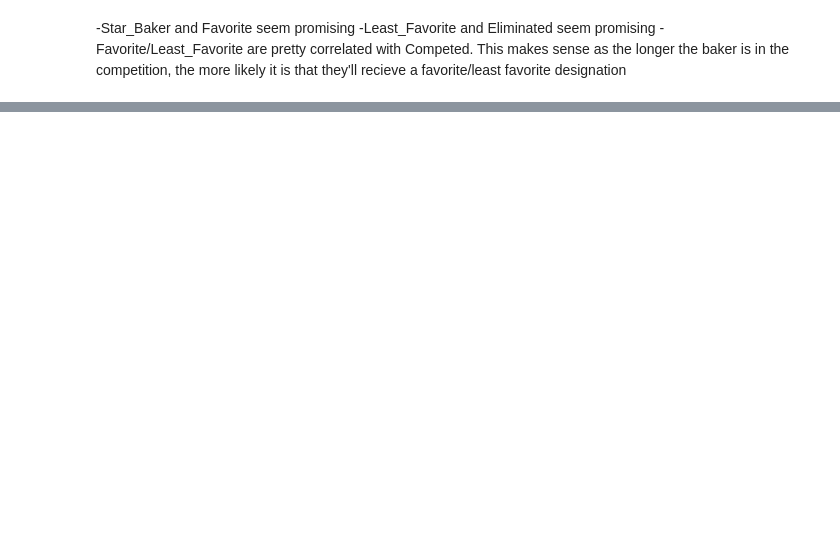
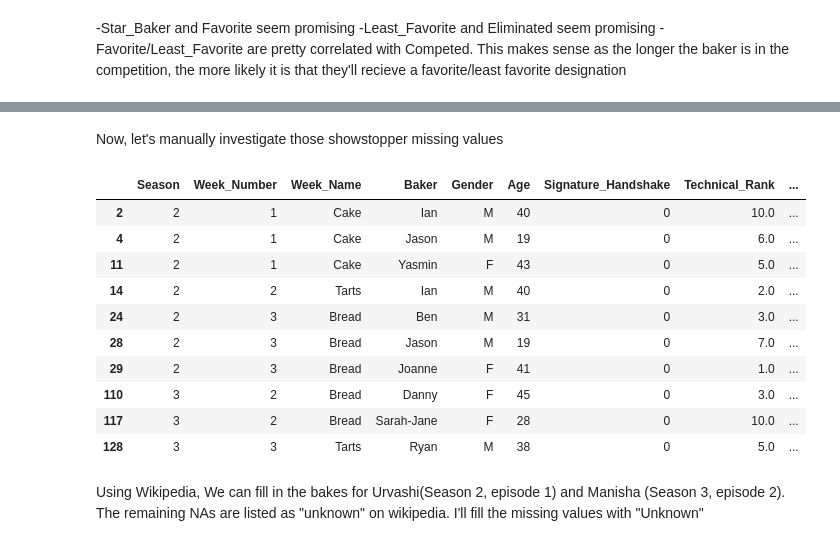
Before and after one commit to mgargiulo07/Springboard-Data-Science-Course, a Jupyter notebook: Capstone_Projects/Capstone_2/Capstone_Project2_Data_Wrangling_and_EDA.ipynb, the cells around one changed output, grey strips where cells are left out. Saved outputs shown, nothing was run; the diff lists cells and outputs as text; code cells hidden in the pictures; blank space fills up the shorter version.

```diff
--- a/Capstone_Projects/Capstone_2/Capstone_Project2_Data_Wrangling_and_EDA.ipynb
+++ b/Capstone_Projects/Capstone_2/Capstone_Project2_Data_Wrangling_and_EDA.ipynb
@@ -243,0 +344,33 @@ plt.show()
+# %%
+#delete the wrongfully inputted value for robert. He was eliminated back in week 5
+delete = final_df[final_df.Technical_Rank.isna()].head(1)
+final_df.drop(delete.index,inplace=True)
+# %%
+#delete the wrongfully inputted value for Peter. He was eliminated back in week 1
+delete = final_df[final_df.Technical_Rank.isna()].head(2).iloc[[1]]
+final_df.drop(delete.index,inplace=True)
+# %%
+#Tamal got 3rd in the competition
+final_df.loc[584,'Technical_Rank'] = 3
+# %%
+#delete the wrongfully inputted value for Terry. He was eliminated back in week 5
+delete = final_df[final_df.Technical_Rank.isna()]
+final_df.drop(delete.index,inplace=True)
+# %% [markdown]
+Now, let's manually investigate those showstopper missing values
+# %%
+final_df[final_df.showstopper.isna()]
+# %% [output]
+|  | Season | Week_Number | Week_Name | Baker | Gender | Age | Signature_Handshake | Technical_Rank | ... |
+| 2 | 2 | 1 | Cake | Ian | M | 40 | 0 | 10.0 | ... |
+| 4 | 2 | 1 | Cake | Jason | M | 19 | 0 | 6.0 | ... |
+| 11 | 2 | 1 | Cake | Yasmin | F | 43 | 0 | 5.0 | ... |
+| 14 | 2 | 2 | Tarts | Ian | M | 40 | 0 | 2.0 | ... |
+| 24 | 2 | 3 | Bread | Ben | M | 31 | 0 | 3.0 | ... |
+| 28 | 2 | 3 | Bread | Jason | M | 19 | 0 | 7.0 | ... |
+| 29 | 2 | 3 | Bread | Joanne | F | 41 | 0 | 1.0 | ... |
+| 110 | 3 | 2 | Bread | Danny | F | 45 | 0 | 3.0 | ... |
+| 117 | 3 | 2 | Bread | Sarah-Jane | F | 28 | 0 | 10.0 | ... |
+| 128 | 3 | 3 | Tarts | Ryan | M | 38 | 0 | 5.0 | ... |
+# %% [markdown]
+Using Wikipedia, We can fill in the bakes for Urvashi(Season 2, episode 1) and Manisha (Season 3, episode 2). The remaining NAs are listed as "unknown" on wikipedia. I'll fill the missing values with "Unknown"
```
Also changed, not shown: parts of 29 cells of this notebook, 4 other files.
